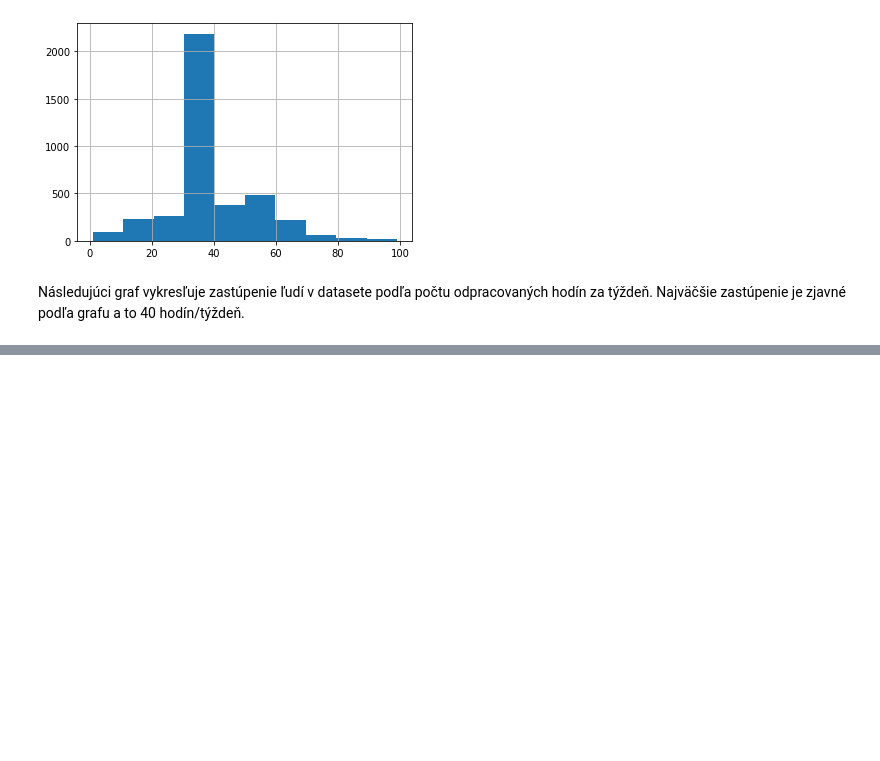
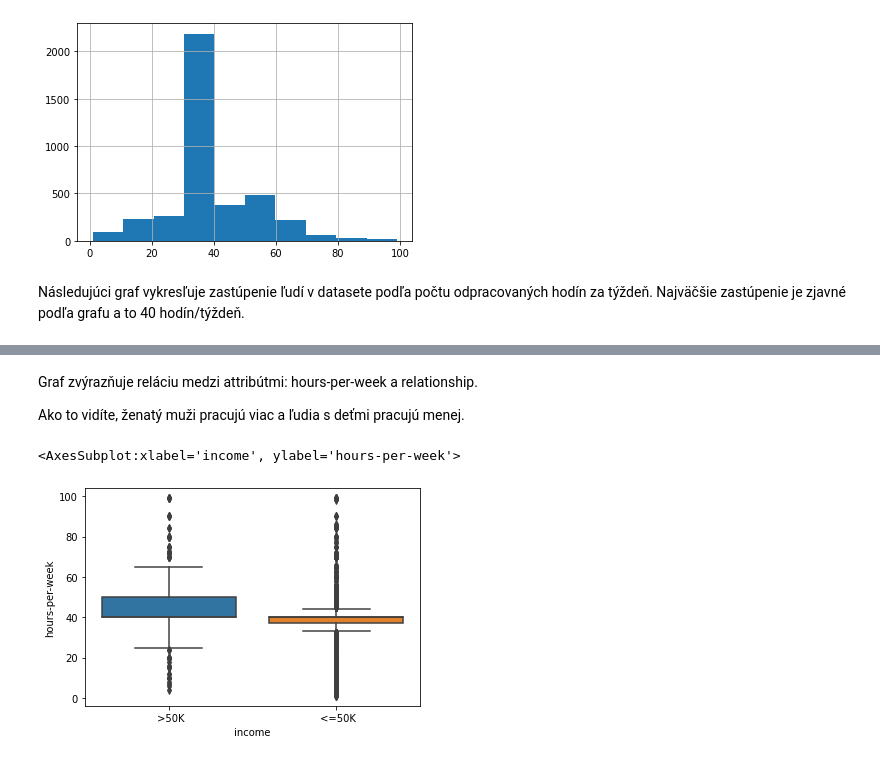
Before and after one commit to SzMatej/IAU_2020-2021, a Jupyter notebook: Project.ipynb, the cells around one changed output, grey strips where cells are left out. Saved outputs shown, nothing was run; the diff lists cells and outputs as text; code cells hidden in the pictures; blank space fills up the shorter version.

```diff
--- a/Project.ipynb
+++ b/Project.ipynb
@@ -225,0 +261,9 @@ Následujúci graf vykresľuje zastúpenie ľudí v datasete podľa počtu odpra
+# %% [markdown]
+Graf zvýrazňuje reláciu medzi attribútmi: hours-per-week a relationship.
+
+Ako to vidíte, ženatý muži pracujú viac a ľudia s deťmi pracujú menej.
+# %%
+sns.boxplot('income', 'hours-per-week', data=train)
+# %% [output]
+<AxesSubplot:xlabel='income', ylabel='hours-per-week'>
+[figure, added]
```
Also changed, not shown: parts of 19 cells of this notebook.
